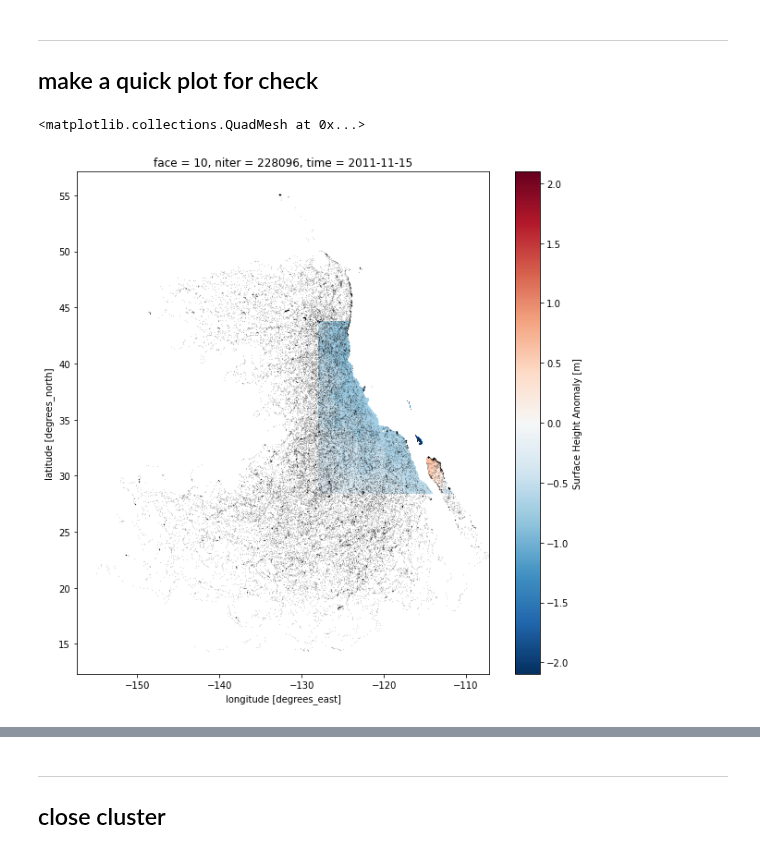
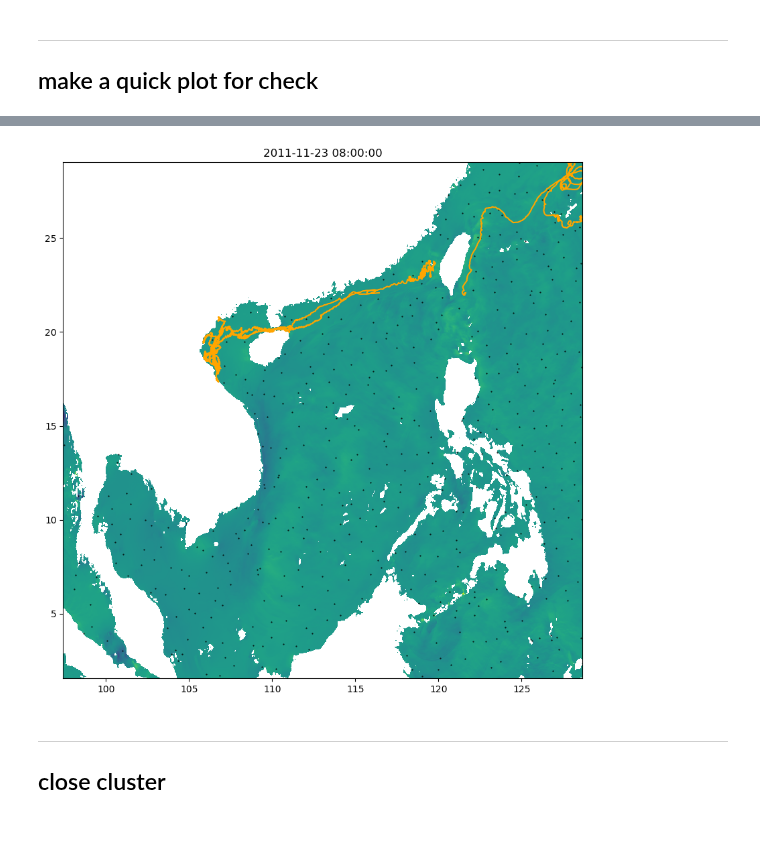
Before and after one commit to apatlpo/mit_equinox, a Jupyter notebook: calval/regional_selection.ipynb, the cells around one changed output, grey strips where cells are left out. Drawn from its saved outputs; the diff is of its cells as text; code cells hidden in the pictures.

```diff
--- a/calval/regional_selection.ipynb
+++ b/calval/regional_selection.ipynb
@@ -98,0 +193,13 @@ ds.to_zarr(llc_zarr, mode="w")
+# %%
+time_split = array_split(ds.time.values, 4)
+
+for i, split in enumerate(time_split):
+    _ds = (
+        ds
+        .sel(time=slice(split[0], split[-1]))
+        .drop_vars("face")
+    )
+    #print(_ds)
+    zarr = llc_zarr.replace(".zarr", f"_{i}.zarr")
+    _ds.to_zarr(zarr, mode="w")
+    print(i, zarr)
@@ -158,9 +270,28 @@ _df = df.compute().iloc[::100,:]
-# %%
-fig, ax = plt.subplots(1,1, figsize=(10,10))
-
-ax.plot(_df.lon,_df.lat,".", color="k", markersize=0.1)
-
-ds.Eta.plot(x="XC", y="YC", ax=ax)
-# %% [output]
-<matplotlib.collections.QuadMesh at 0x...>
-[figure, removed]
+# %%
+# llc
+ds = xr.open_zarr(llc_zarr)
+ds = ds.isel(time=0).compute()
+t = pd.Timestamp(str(ds.time.values))
+
+# drifters, load in memory (not that large)
+df = dd.read_parquet(parcels_path).compute()
+traj = df["trajectory"].unique()
+# %%
+fig, ax = plt.subplots(1,1, figsize=(10,10))
+
+_df = df.loc[t]
+ax.plot(_df.lon,_df.lat,".", color="k", markersize=1.)
+#ax.plot(df.lon,df.lat,".", color="k", markersize=.1)
+
+for i in [10,20,30]:
+    _df = df.reset_index().set_index("trajectory").loc[traj[i]].set_index("time").sort_index()
+    ax.plot(_df.lon, _df.lat, color="orange")
+
+ax.pcolormesh(ds.XC, ds.YC, ds.SSV)
+
+xlims = float(ds.XC.min()), float(ds.XC.max())
+ylims = float(ds.YC.min()), float(ds.YC.max())
+ax.set_xlim(xlims)
+ax.set_ylim(ylims)
+ax.set_title(str(t))
+# %% [output]
@@ -167,3 +299,4 @@ ds.Eta.plot(x="XC", y="YC", ax=ax)
+[figure, added]
 # %% [markdown]
 ---
 ## close cluster
```
Also changed, not shown: parts of 30 cells of this notebook, 4 other files.
